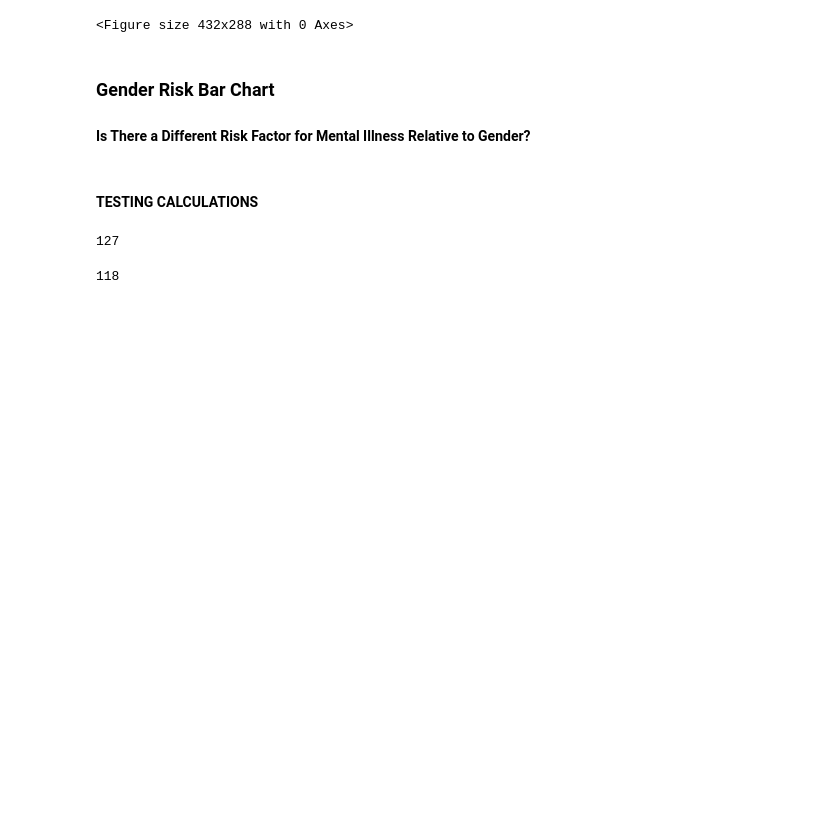
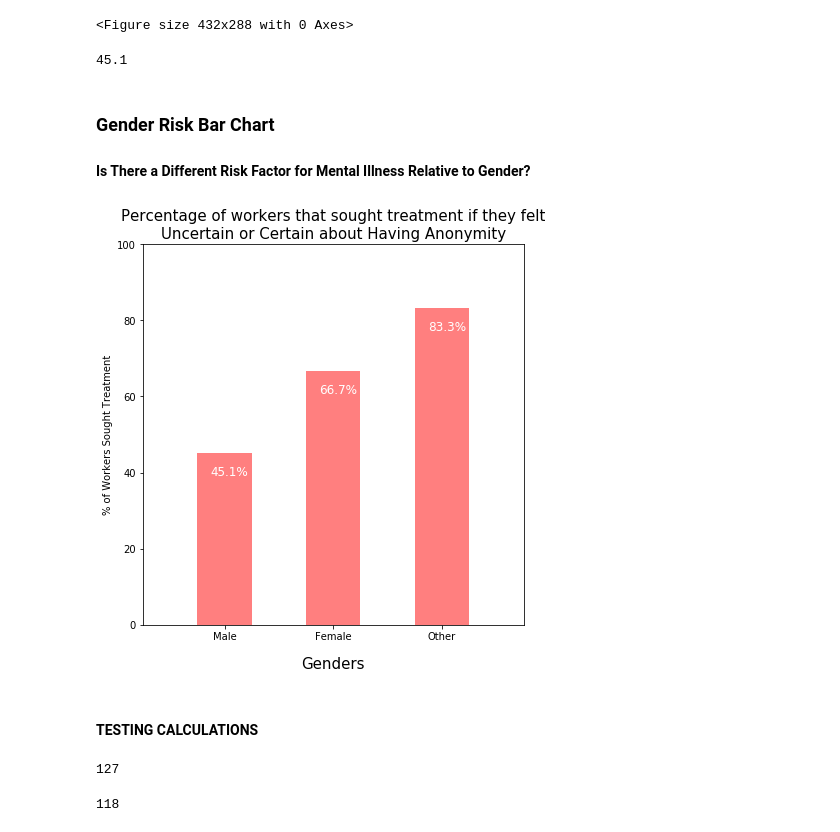
Before and after one commit to gnavneetg/BootCampG5, a Jupyter notebook: MauriciosNotebook/genders_anonymity.ipynb, the cells around one changed output. Saved outputs shown, nothing was run; the diff lists cells and outputs as text; code cells hidden in the pictures; blank space fills up the shorter version.

```diff
--- a/MauriciosNotebook/genders_anonymity.ipynb
+++ b/MauriciosNotebook/genders_anonymity.ipynb
@@ -401,43 +401,50 @@ plt.savefig('Figures/anonymity_black.svg', format='svg', dpi=1500,bbox_inches =
 # %% [output]
 <Figure size 432x288 with 0 Axes>
+# %%
+# TODO: From   tech_and_diagnosed_df Remove 'Tech Workers %' to get this result
+tech_and_diagnosed_df[[tech_and_diagnosed_df.columns[0],tech_and_diagnosed_df.columns[2], tech_and_diagnosed_df.columns[3]]]['Diagnosed %']
+# %% [output]
+45.1
 # %% [markdown]
 ### Gender Risk Bar Chart
 #### Is There a Different Risk Factor for Mental Illness Relative to Gender?
 # %%
 # Create an array that contains the number of users each language has
-gender_risk = ['Uncertain', 'Certain']
-x_axis = np.arange(len(anonymity_perception))
+gender_risk = ['Male', 'Female', 'Other']
+x_axis = np.arange(len(gender_risk))
 x_axis
-anonymity_percentages = genderless_anonymity_summary_df.values[0]
+risk_percentages = tech_and_diagnosed_df[[tech_and_diagnosed_df.columns[0],tech_and_diagnosed_df.columns[2], tech_and_diagnosed_df.columns[3]]]['Diagnosed %']
 # %%
-fig = plt.figure(figsize=(12, 6))
+fig = plt.figure(figsize=(15, 7))
 ax = fig.add_subplot(1, 2, 1)
 
 ax.bar(
     x_axis,
-    anonymity_percentages,
+    risk_percentages,
     color='red',
     alpha=0.5,
     align="center",
     width = 0.5 # the width of the bars
 )
 
 tick_locations = [value for value in x_axis]
-plt.xticks(tick_locations, anonymity_perception)
+plt.xticks(tick_locations, gender_risk)
 
 ax.set_xlim(-0.75, len(x_axis)-0.25)
 
 ax.set_ylim(0, 100)
-ax.set_title("Percentage of workers that sought treatment if they felt\nUncertain or Certain about Having Anonymity")
-ax.set_xlabel("How workers feel about having anonymity \nif Treatment is Sought")
+ax.set_title("Percentage of workers that sought treatment if they felt\nUncertain or Certain about Having Anonymity", fontsize=15)
+ax.set_xlabel("Genders", fontsize=15, labelpad=15)
 ax.set_ylabel("% of Workers Sought Treatment")
 
 # # set individual bar lables
 for i in ax.patches:
     # get_x pulls left or right; get_height pushes up or down
     ax.text(i.get_x()+.12, i.get_height()-6, \
             str(round((i.get_height()), 2))+'%', fontsize=12,
                 color='white')
+# %% [output]
+[figure, added]
 # %% [markdown]
 #### TESTING CALCULATIONS
 # %%
```
Also changed, not shown: parts of 2 cells of this notebook, 4 other files.
